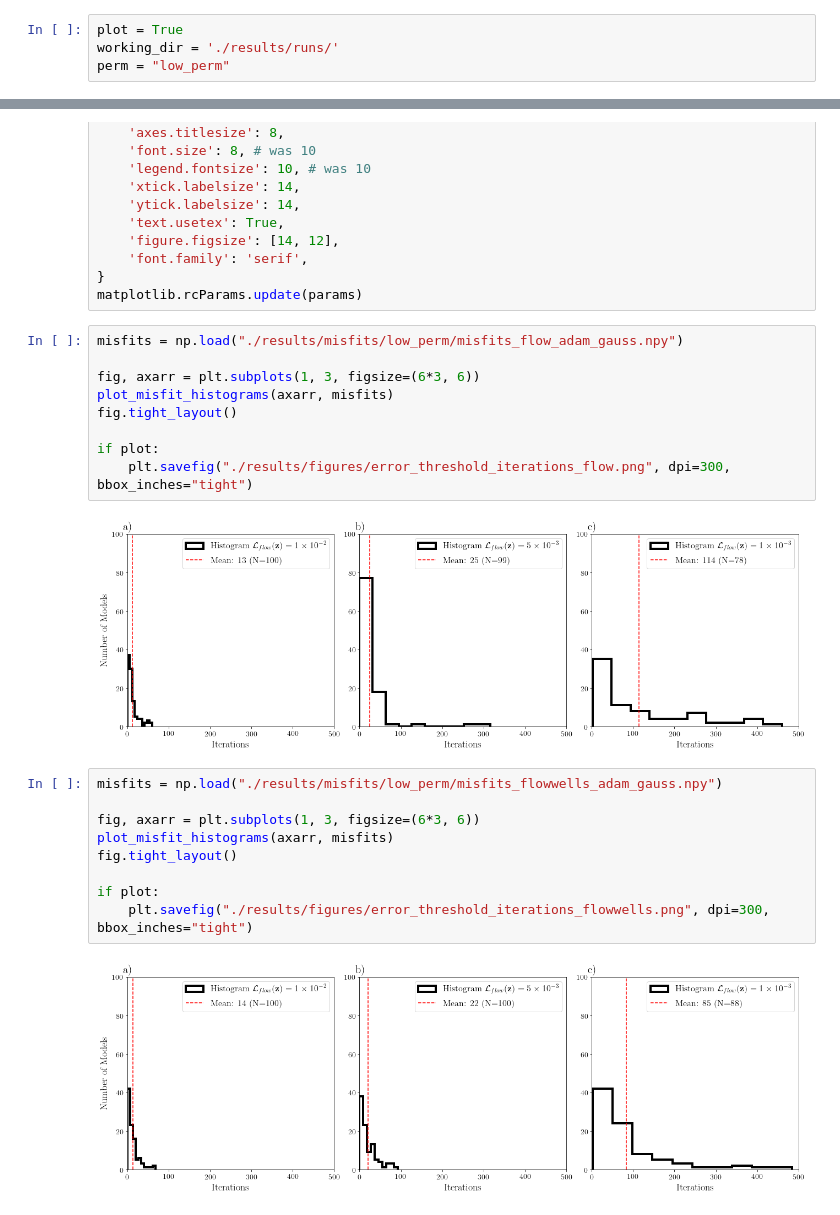
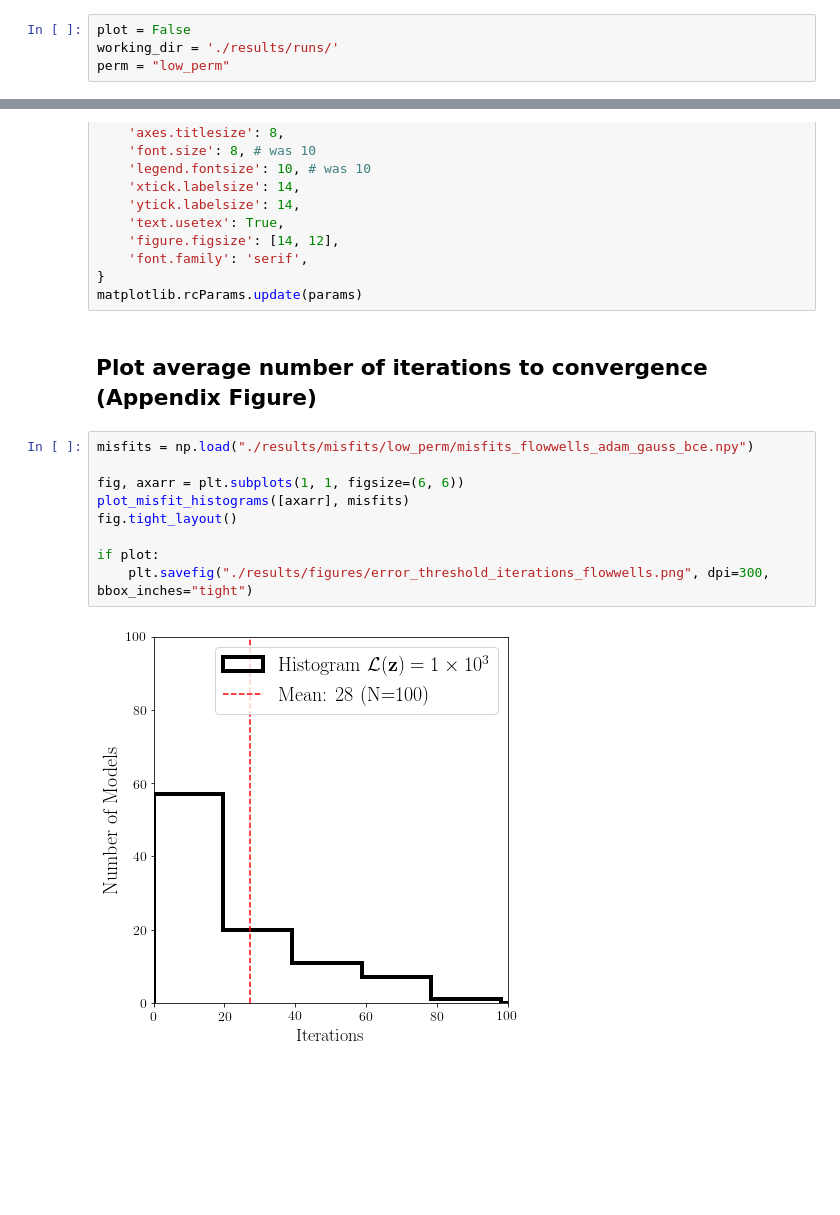
Before and after one commit to LukasMosser/DeepFlow, a Jupyter notebook: results/Error Analysis on computed models.ipynb, the cells around one changed output, grey strips where cells are left out. Saved outputs shown, nothing was run; the diff lists cells and outputs as text; blank space fills up the shorter version.

```diff
--- a/results/Error Analysis on computed models.ipynb
+++ b/results/Error Analysis on computed models.ipynb
@@ -19,5 +21,5 @@ from deepflow.plotting_utils import plot_misfit_histograms
 # %%
-plot = True
+plot = False
 working_dir = './results/runs/'
 perm = "low_perm"
 # %%
@@ -53,25 +55,16 @@ params = {
     'font.family': 'serif',
 }
 matplotlib.rcParams.update(params)
+# %% [markdown]
+## Plot average number of iterations to convergence (Appendix Figure)
 # %%
-misfits = np.load("./results/misfits/low_perm/misfits_flow_adam_gauss.npy")
+misfits = np.load("./results/misfits/low_perm/misfits_flowwells_adam_gauss_bce.npy")
 
-fig, axarr = plt.subplots(1, 3, figsize=(6*3, 6))
-plot_misfit_histograms(axarr, misfits)
+fig, axarr = plt.subplots(1, 1, figsize=(6, 6))
+plot_misfit_histograms([axarr], misfits)
 fig.tight_layout()
 
 if plot:
-    plt.savefig("./results/figures/error_threshold_iterations_flow.png", dpi=300, bbox_inches="tight")
+    plt.savefig("./results/figures/error_threshold_iterations_flowwells.png", dpi=300, bbox_inches="tight")
 # %% [output]
-[figure, old version]
+[figure, new version]
-# %%
-misfits = np.load("./results/misfits/low_perm/misfits_flowwells_adam_gauss.npy")
-
-fig, axarr = plt.subplots(1, 3, figsize=(6*3, 6))
-plot_misfit_histograms(axarr, misfits)
-fig.tight_layout()
-
-if plot:
-    plt.savefig("./results/figures/error_threshold_iterations_flowwells.png", dpi=300, bbox_inches="tight")
-# %% [output]
-[figure, removed]
```
Also changed, not shown: parts of 7 cells of this notebook, 17 other files.
